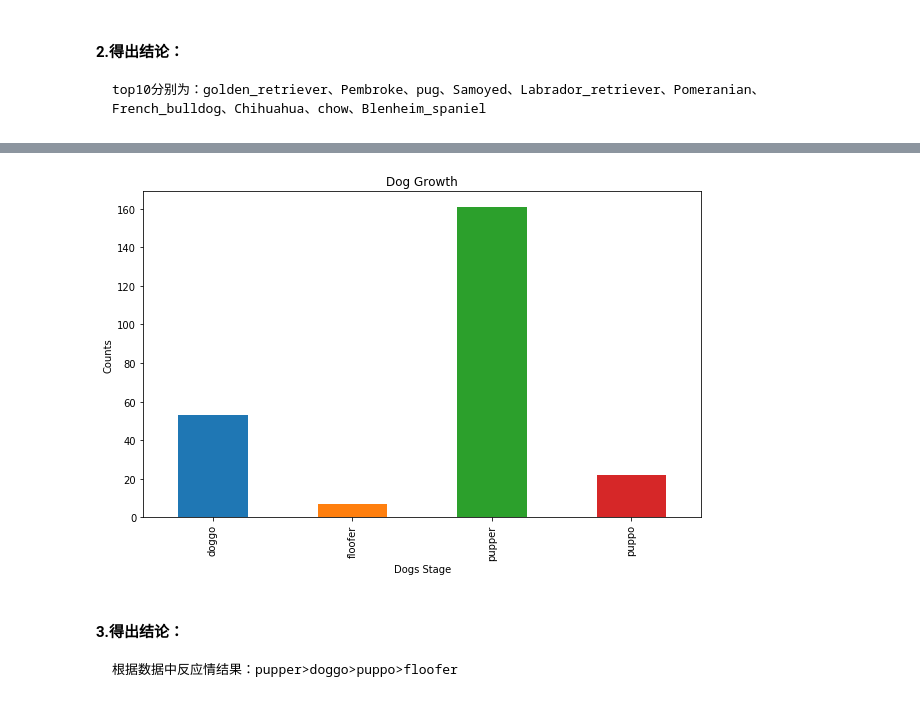
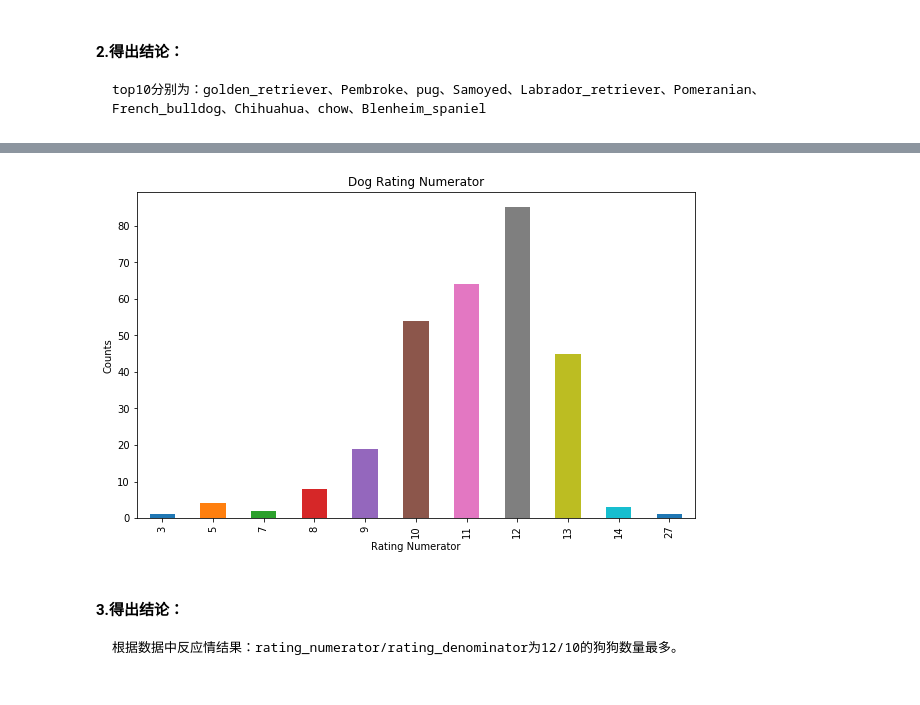
Before and after one commit to nigaea/youdaxueyuan, a Jupyter notebook: lesson2/wrangle_act.ipynb, the cells around one changed output, grey strips where cells are left out. Cells and saved outputs as stored; diff of their text form; code cells hidden in the pictures.

````diff
--- a/lesson2/wrangle_act.ipynb
+++ b/lesson2/wrangle_act.ipynb
@@ -824,0 +884,3 @@ twitter_master_temp2 = twitter_master_temp2.groupby(['growth']).count()
+# %%
+twitter_master_temp2 = twitter_master_temp.groupby(['rating_numerator']).count()
+twitter_master_temp2
@@ -825,13 +901,13 @@ twitter_master_temp2 = twitter_master_temp2.groupby(['growth']).count()
 # %%
 twitter_master_temp2 = twitter_master_temp2.reset_index()
-twitter_master_temp2.plot(x='growth', y='tweet_id', kind='bar', figsize=(10,6), legend=None);
+twitter_master_temp2.plot(x='rating_numerator', y='tweet_id', kind='bar', figsize=(10,6), legend=None);
 plt.ylabel('Counts')
-plt.xlabel('Dogs Stage')
-plt.title('Dog Growth');
+plt.xlabel('Rating Numerator')
+plt.title('Dog Rating Numerator');
 # %% [output]
-[figure, old version]
+[figure, new version]
 # %% [markdown]
 #### 3.得出结论：
 ```
-根据数据中反应情结果：pupper>doggo>puppo>floofer
+根据数据中反应情结果：rating_numerator/rating_denominator为12/10的狗狗数量最多。
 ```
````
Also changed, not shown: parts of 43 cells of this notebook, 3 other files.
